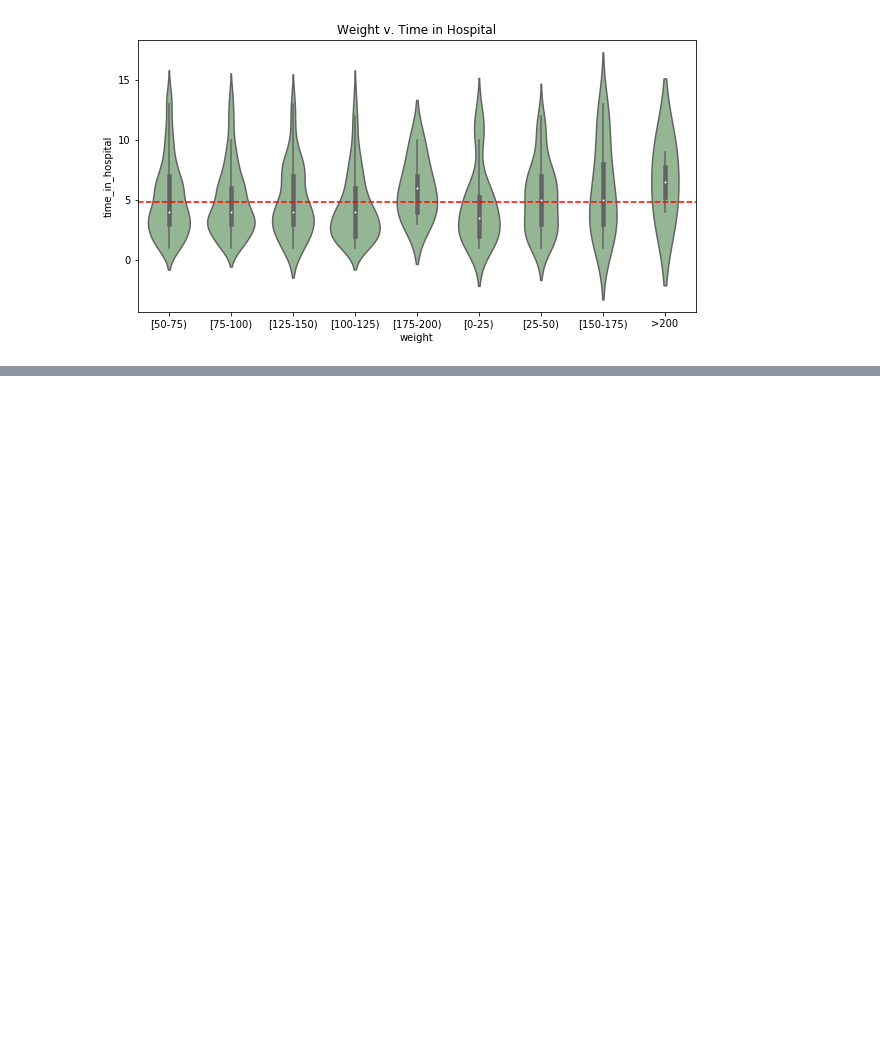
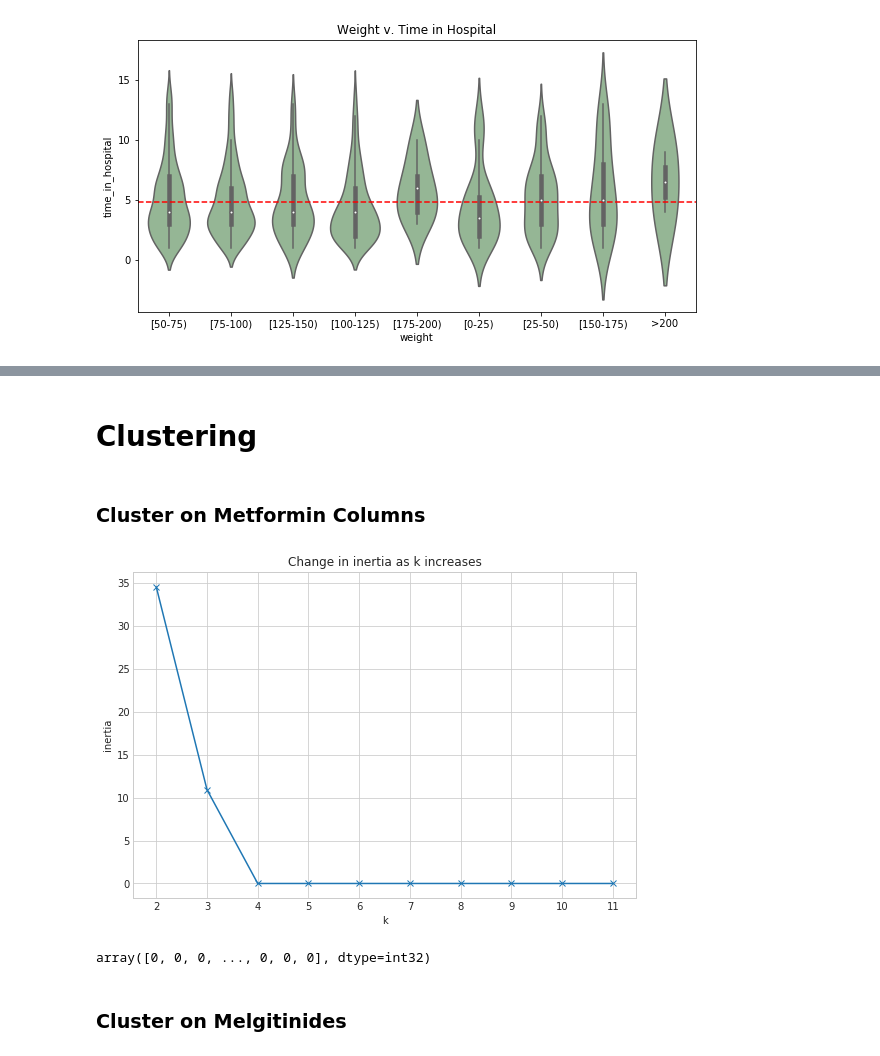
Before and after one commit to GabbyBarajasBroussard/diabetic-clustering-project, a Jupyter notebook: explore.ipynb, the cells around one changed output, grey strips where cells are left out. Cells and saved outputs as stored; diff of their text form; code cells hidden in the pictures; blank space fills up the shorter version.

```diff
--- a/explore.ipynb
+++ b/explore.ipynb
@@ -163,0 +184,2 @@ sns.heatmap(corr, mask=mask, cmap=cmap, vmax=.3, center=0,
+# %% [markdown]
+# Clustering
@@ -163,0 +188,27 @@ sns.heatmap(corr, mask=mask, cmap=cmap, vmax=.3, center=0,
+# %% [markdown]
+### Cluster on Metformin Columns
+# %%
+X1 = X_train[['metformin_Down', 'metformin_Steady', 'metformin_Up']]
+X2 = X_validate[['metformin_Down', 'metformin_Steady', 'metformin_Up']]
+X3 = X_test[['metformin_Down', 'metformin_Steady', 'metformin_Up']]
+# %%
+with plt.style.context('seaborn-whitegrid'):
+    plt.figure(figsize=(9, 6))
+    pd.Series({k: KMeans(k).fit(X1).inertia_ for k in range(2, 12)}).plot(marker='x')
+    plt.xticks(range(2, 12))
+    plt.xlabel('k')
+    plt.ylabel('inertia')
+    plt.title('Change in inertia as k increases')
+# %% [output]
+[figure, added]
+# %%
+# Make the kmeans object
+kmeans = KMeans(n_clusters=2)
+
+# fit the kmeans model
+kmeans.fit(X1)
+
+# use the thing
+kmeans.predict(X1)
+# %% [output]
+array([0, 0, 0, ..., 0, 0, 0], dtype=int32)
@@ -163,0 +219,2 @@ sns.heatmap(corr, mask=mask, cmap=cmap, vmax=.3, center=0,
+# %% [markdown]
+### Cluster on Melgitinides
```
Also changed, not shown: parts of 28 cells of this notebook.
